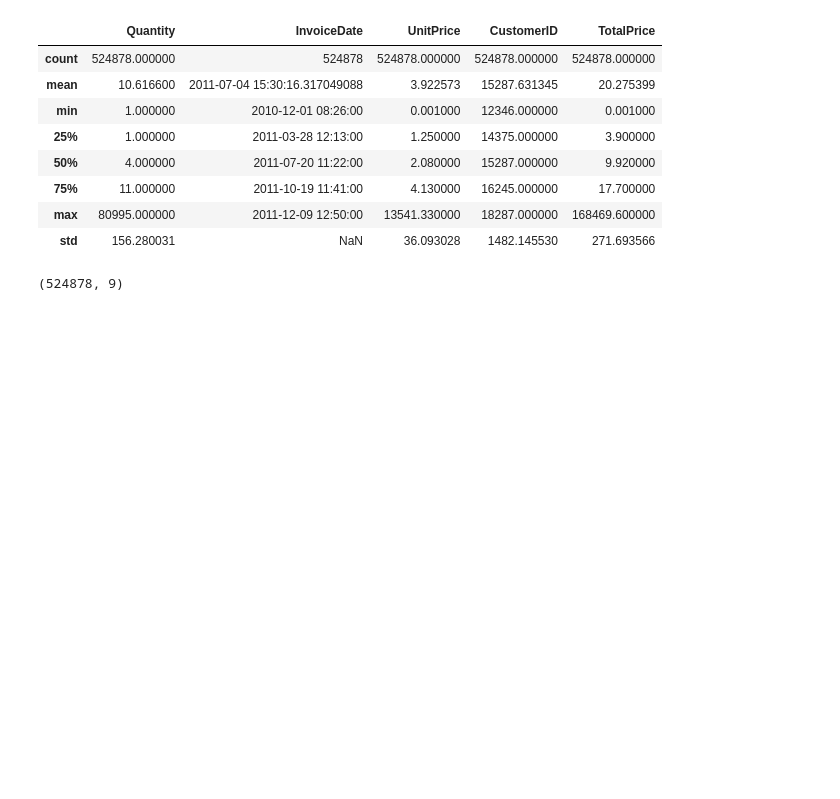
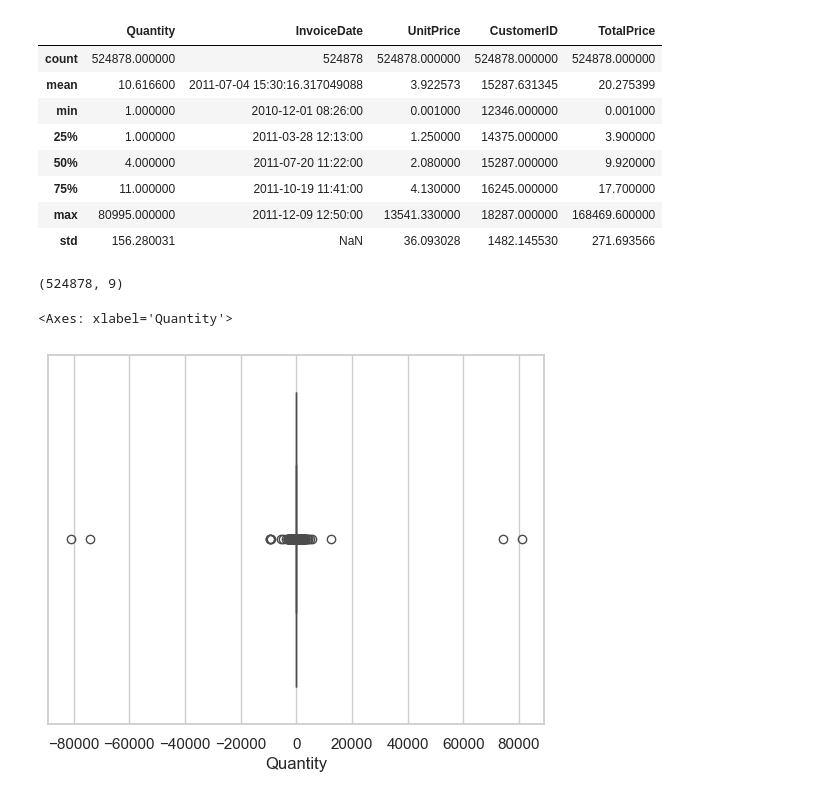
Before and after one commit to SelinaFischer/Project-1-Online-Retail-Transaction-Analysis, a Jupyter notebook: jupyter_notebooks/data_investigation.ipynb, the cells around one changed output. Drawn from its saved outputs; the diff is of its cells as text; code cells hidden in the pictures; blank space fills up the shorter version.

```diff
--- a/jupyter_notebooks/data_investigation.ipynb
+++ b/jupyter_notebooks/data_investigation.ipynb
@@ -768,0 +776,5 @@ df_cleaned.shape
+# %%
+sns.boxplot(x=df['Quantity'])
+# %% [output]
+<Axes: xlabel='Quantity'>
+[figure, added]
```
Also changed, not shown: parts of 8 cells of this notebook, 4 other files.
